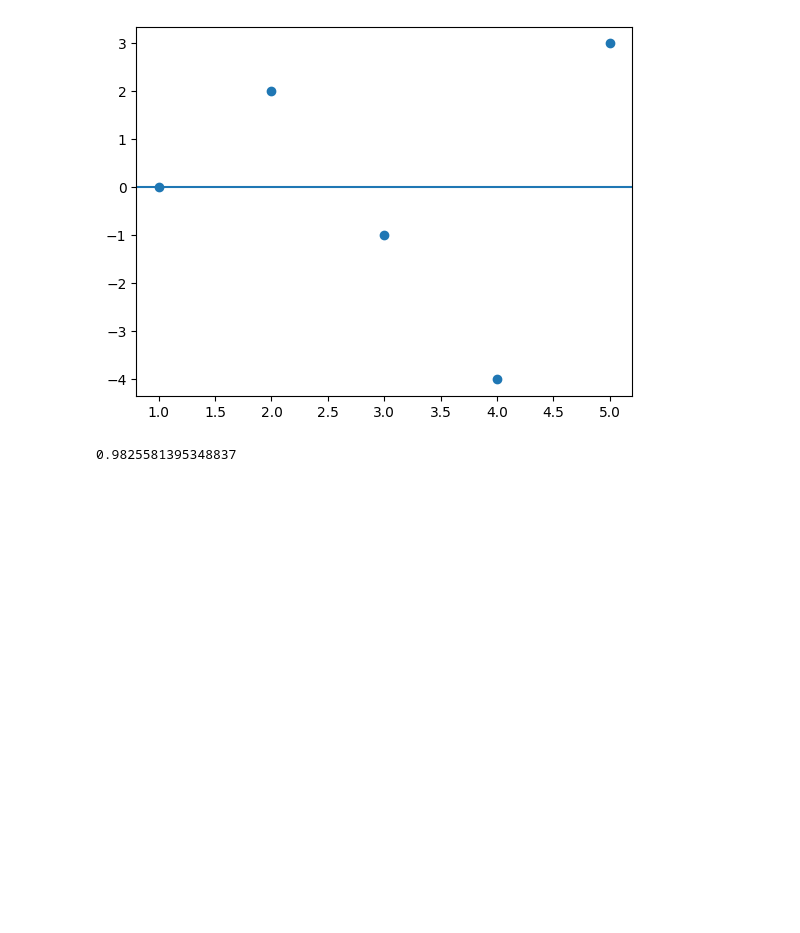
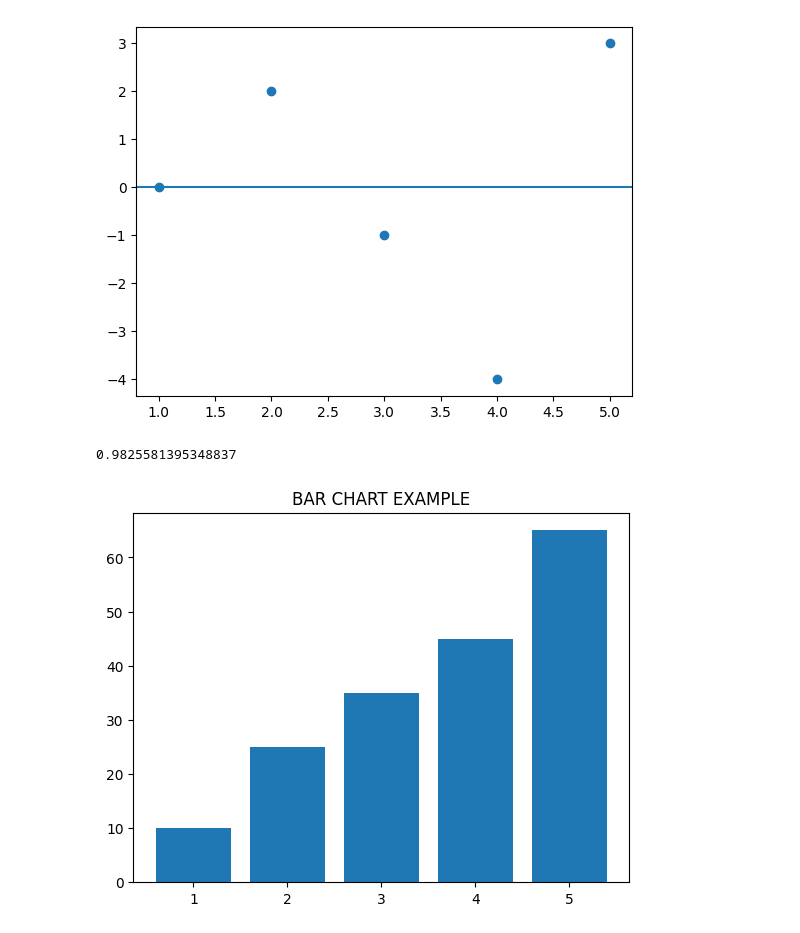
Before and after one commit to AnkitKaushik-DevOps/AI-ML-Engineering-Portfolio, a Jupyter notebook: data_visualization/main.ipynb, the cells around one changed output. Cells and saved outputs as stored; diff of their text form; code cells hidden in the pictures; blank space fills up the shorter version.

```diff
--- a/data_visualization/main.ipynb
+++ b/data_visualization/main.ipynb
@@ -95,0 +98,10 @@ print(r2)
+# %%
+# data
+x = [1, 2, 3, 4, 5]
+y = [10, 25, 35, 45, 65]
+
+plt.bar(x, y)
+plt.title("BAR CHART EXAMPLE")
+plt.show()
+# %% [output]
+[figure, added]
```
Also changed, not shown: parts of 7 cells of this notebook.
